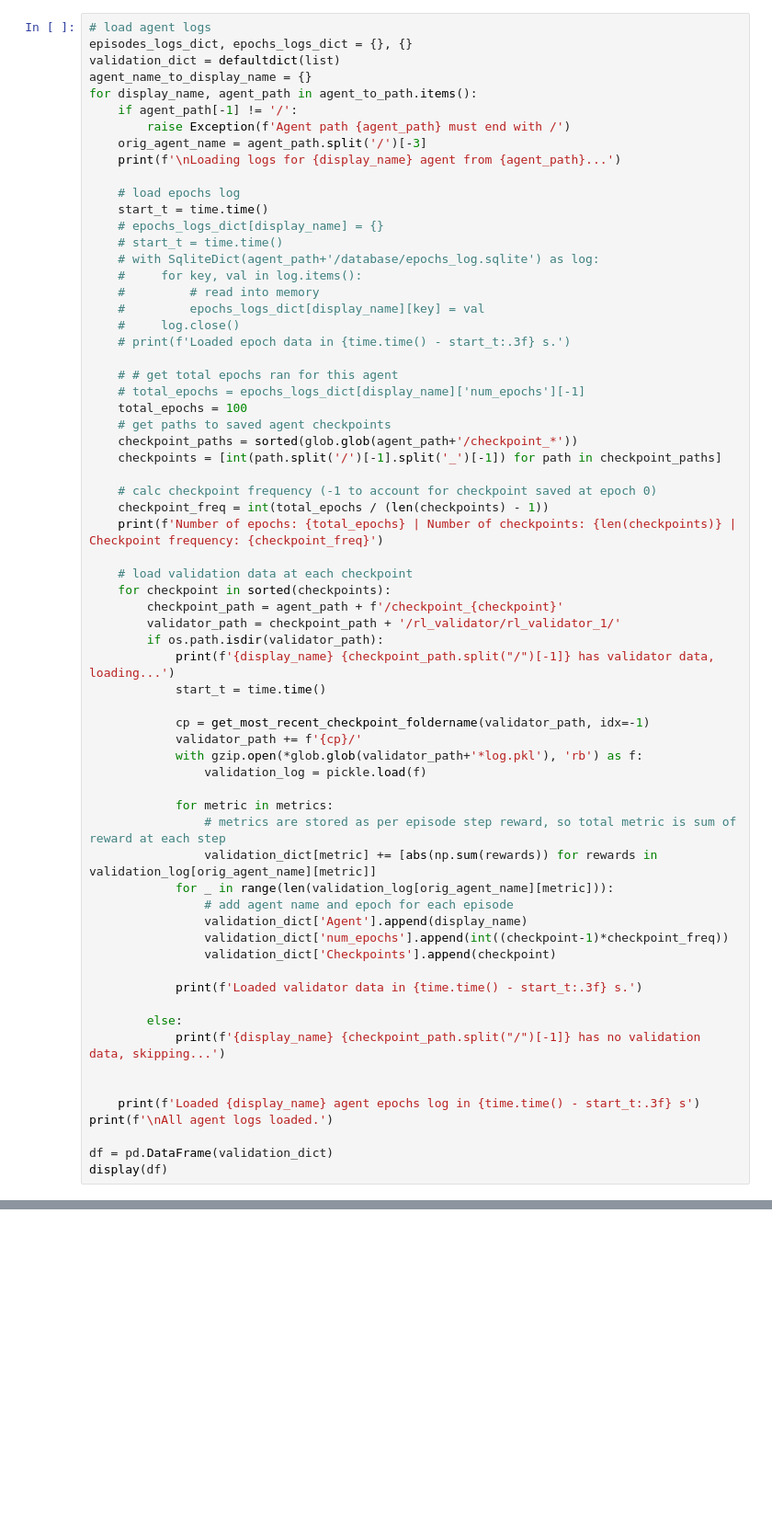
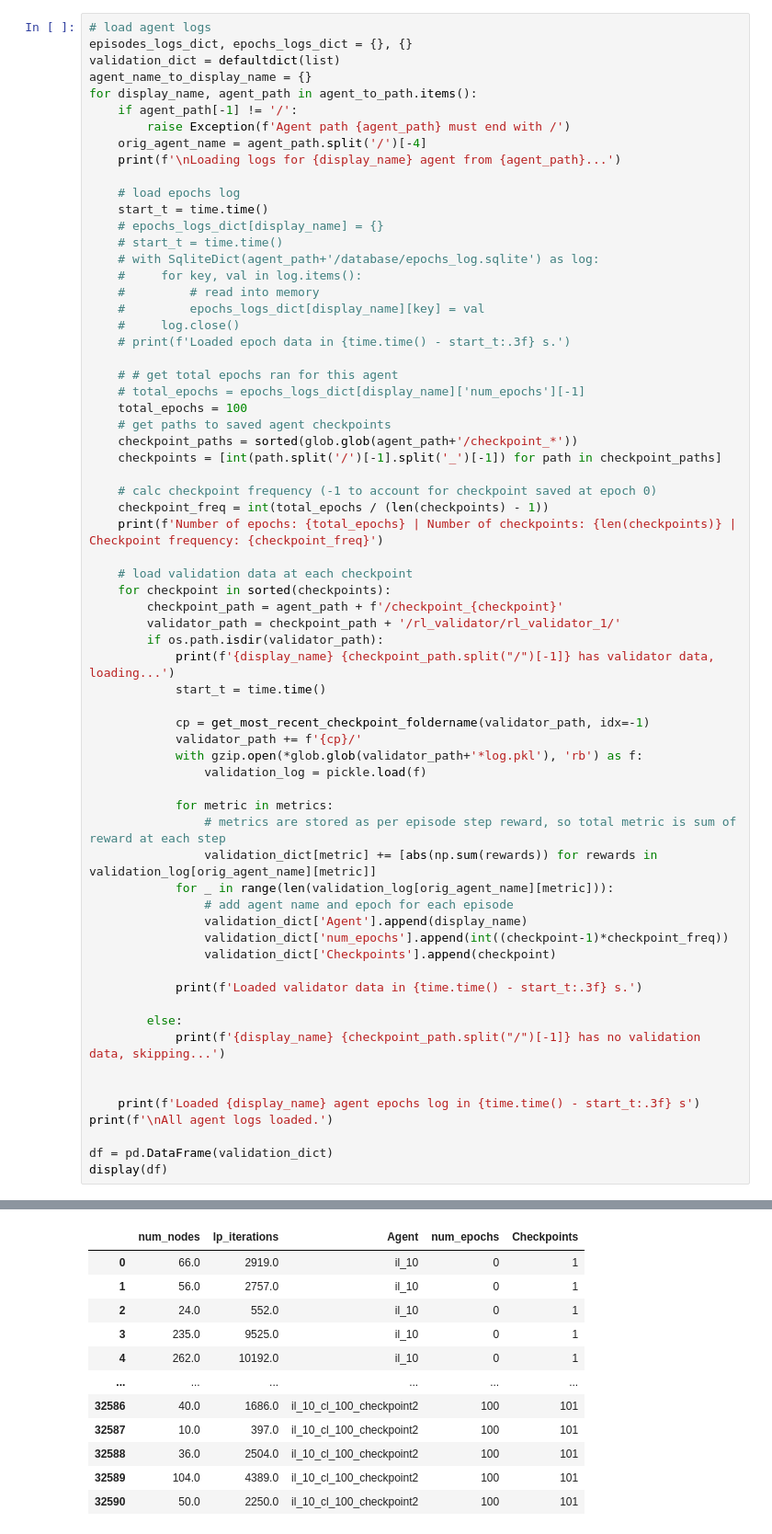
Before and after one commit to Hust1Booze/retro_branching_offline, a Jupyter notebook: notebooks/paper/validation_curves.ipynb, the cells around one changed output, grey strips where cells are left out. Shown at 92% size. Drawn from its saved outputs; the diff is of its cells as text; blank space fills up the shorter version.

```diff
--- a/notebooks/paper/validation_curves.ipynb
+++ b/notebooks/paper/validation_curves.ipynb
@@ -81,7 +81,7 @@ agent_name_to_display_name = {}
 for display_name, agent_path in agent_to_path.items():
     if agent_path[-1] != '/':
         raise Exception(f'Agent path {agent_path} must end with /')
-    orig_agent_name = agent_path.split('/')[-3]
+    orig_agent_name = agent_path.split('/')[-4]
     print(f'\nLoading logs for {display_name} agent from {agent_path}...')
 
     # load epochs log
@@ -159,0 +160,12 @@ il_10 checkpoint_45 has validator data, loading...
+|  | num_nodes | lp_iterations | Agent | num_epochs | Checkpoints |
+| 0 | 66.0 | 2919.0 | il_10 | 0 | 1 |
+| 1 | 56.0 | 2757.0 | il_10 | 0 | 1 |
+| 2 | 24.0 | 552.0 | il_10 | 0 | 1 |
+| 3 | 235.0 | 9525.0 | il_10 | 0 | 1 |
+| 4 | 262.0 | 10192.0 | il_10 | 0 | 1 |
+| ... | ... | ... | ... | ... | ... |
+| 32586 | 40.0 | 1686.0 | il_10_cl_100_checkpoint2 | 100 | 101 |
+| 32587 | 10.0 | 397.0 | il_10_cl_100_checkpoint2 | 100 | 101 |
+| 32588 | 36.0 | 2504.0 | il_10_cl_100_checkpoint2 | 100 | 101 |
+| 32589 | 104.0 | 4389.0 | il_10_cl_100_checkpoint2 | 100 | 101 |
+| 32590 | 50.0 | 2250.0 | il_10_cl_100_checkpoint2 | 100 | 101 |
```
Also changed, not shown: parts of 5 cells of this notebook, 8 other files.
